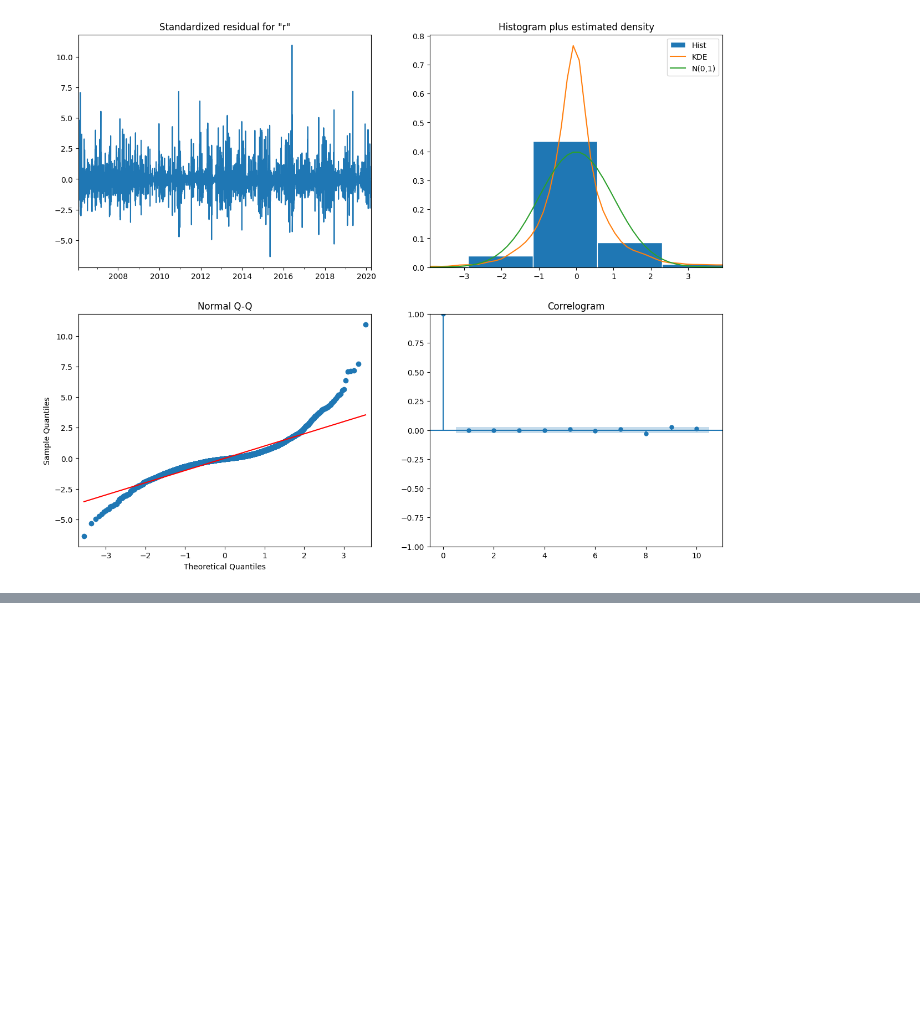
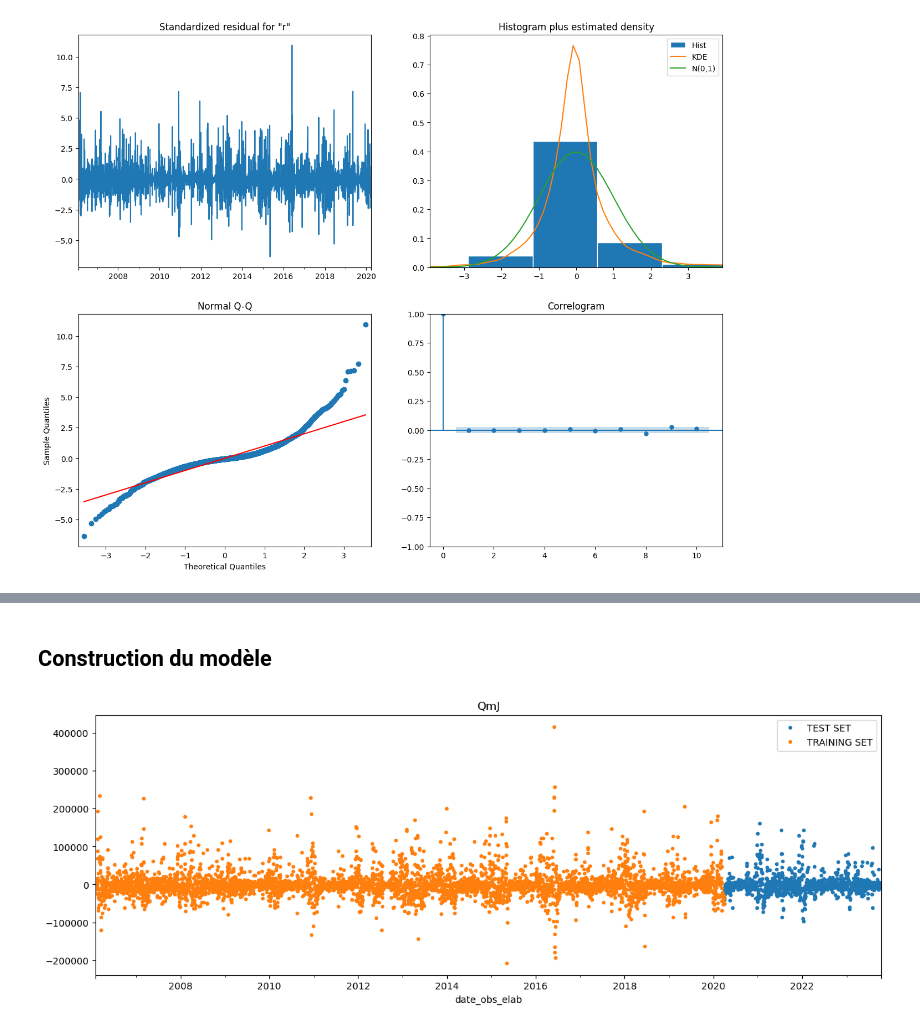
Before and after one commit to PI2-Equipe106/PI2_A5_Equipe_106, a Jupyter notebook: Séries temporelles.ipynb, the cells around one changed output, grey strips where cells are left out. Drawn from its saved outputs; the diff is of its cells as text; code cells hidden in the pictures; blank space fills up the shorter version.

```diff
--- a/Séries temporelles.ipynb
+++ b/Séries temporelles.ipynb
@@ -708,0 +404,14 @@ plt.show()
+# %% [markdown]
+## Construction du modèle
+# %%
+train_size = int(len(ts_diff) * 0.8)
+train, test = ts_diff[:train_size], ts_diff[train_size:]
+# %%
+test \
+    .rename(columns={'resultat_obs_elab': 'TEST SET'}) \
+    .join(train.rename(columns={'resultat_obs_elab': 'TRAINING SET'}),
+          how='outer') \
+    .plot(figsize=(15,5), title='QmJ', style='.')
+plt.show()
+# %% [output]
+[figure, added]
```
Also changed, not shown: parts of 95 cells of this notebook.
